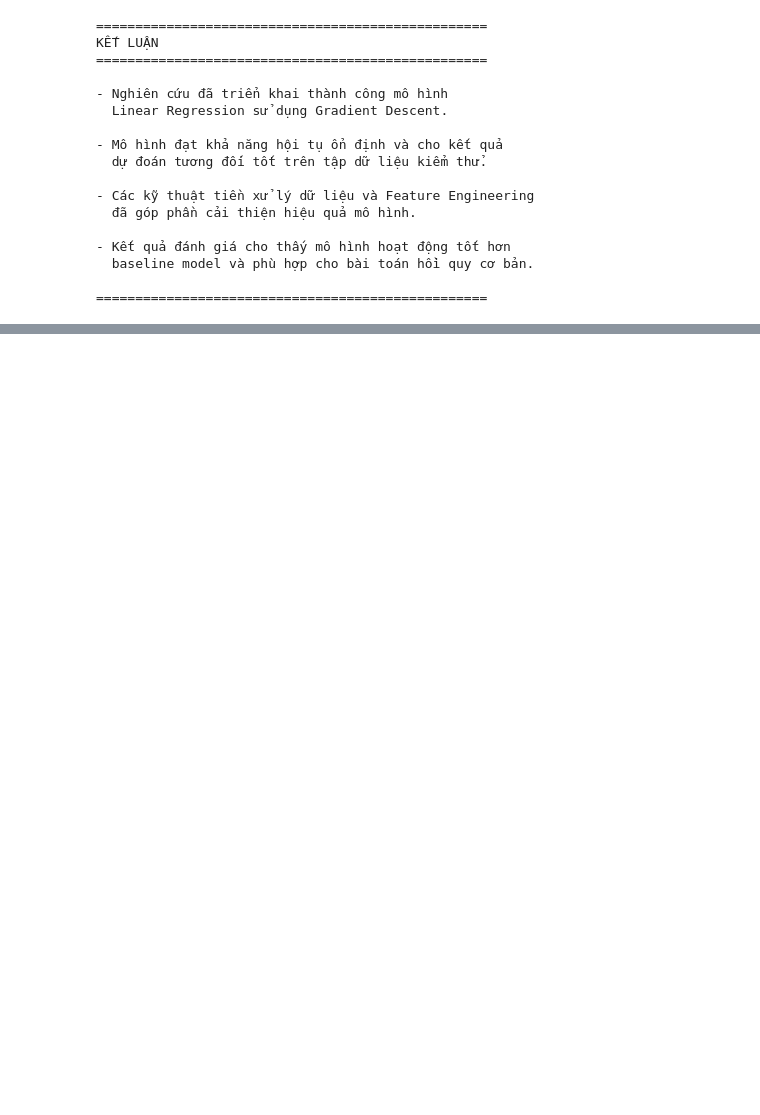
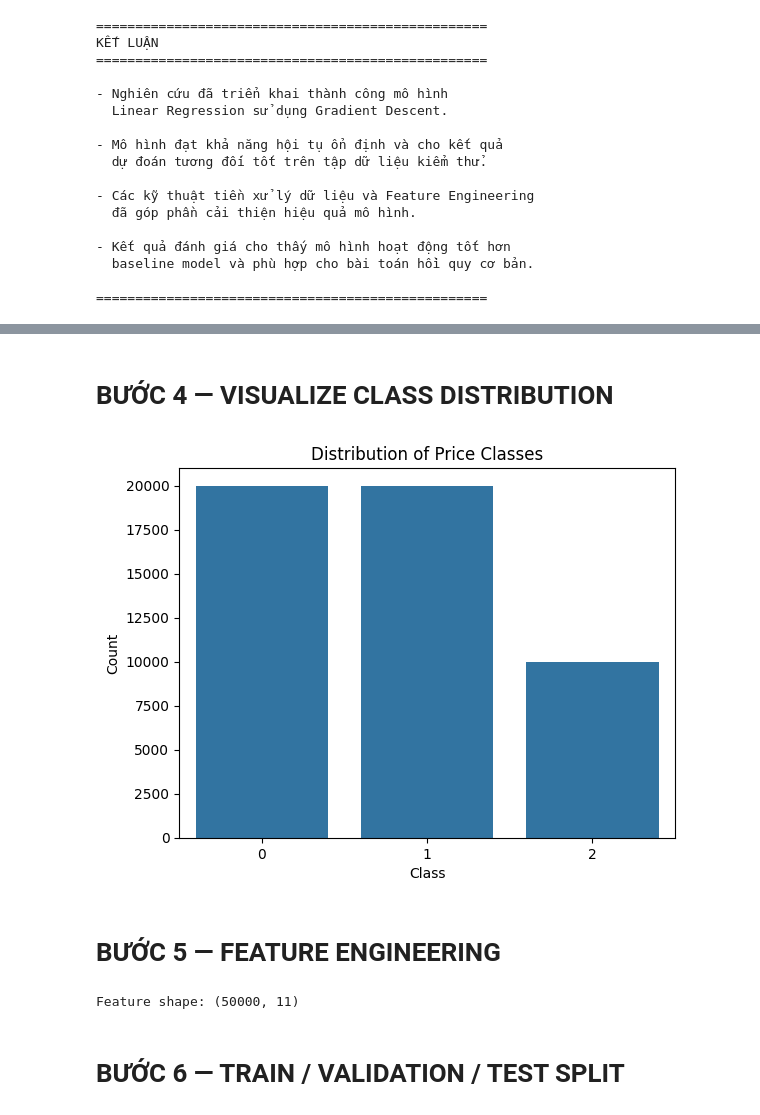
Before and after one commit to hoangchaulanbao/HocmayNC, a Jupyter notebook: LN_MLP_v1.ipynb, the cells around one changed output, grey strips where cells are left out. Saved outputs shown, nothing was run; the diff lists cells and outputs as text; code cells hidden in the pictures; blank space fills up the shorter version.

```diff
--- a/LN_MLP_v1.ipynb
+++ b/LN_MLP_v1.ipynb
@@ -1788,0 +1954,27 @@ KẾT LUẬN
+# %%
+# ==========================================
+# 3.1 CREATE CLASS LABELS
+# ==========================================
+
+q1 = df['Price'].quantile(0.4)
+q2 = df['Price'].quantile(0.8)
+
+print("q1 =", q1)
+print("q2 =", q2)
+
+def price_to_class(price):
+
+    if price < q1:
+        return 0   # Low
+
+    elif price < q2:
+        return 1   # Medium
+
+    else:
+        return 2   # High
+
+
+df['Price_Class'] = df['Price'].apply(price_to_class)
+
+print(df['Price_Class'].value_counts())
+print(df['Price_Class'].value_counts(normalize=True))
@@ -1788,0 +1994,40 @@ KẾT LUẬN
+# %% [markdown]
+# BƯỚC 4 — VISUALIZE CLASS DISTRIBUTION
+# %%
+# ==========================================
+# 4. CLASS DISTRIBUTION
+# ==========================================
+
+sns.countplot(x=df['Price_Class'])
+
+plt.title("Distribution of Price Classes")
+plt.xlabel("Class")
+plt.ylabel("Count")
+
+plt.show()
+# %% [output]
+[figure, added]
+# %% [markdown]
+# BƯỚC 5 — FEATURE ENGINEERING
+# %%
+# ==========================================
+# 5. FEATURE ENGINEERING
+# ==========================================
+
+# Target
+y = df['Price_Class']
+
+# Remove leakage columns
+X = df.drop(columns=['Price', 'Price_Class'])
+
+# Remove high-cardinality column
+X = X.drop(columns=['Model'], errors='ignore')
+
+# One-hot encoding
+X = pd.get_dummies(X)
+
+print("Feature shape:", X.shape)
+# %% [output]
+Feature shape: (50000, 11)
+# %% [markdown]
+# BƯỚC 6 — TRAIN / VALIDATION / TEST SPLIT
```
Also changed, not shown: parts of 54 cells of this notebook.
